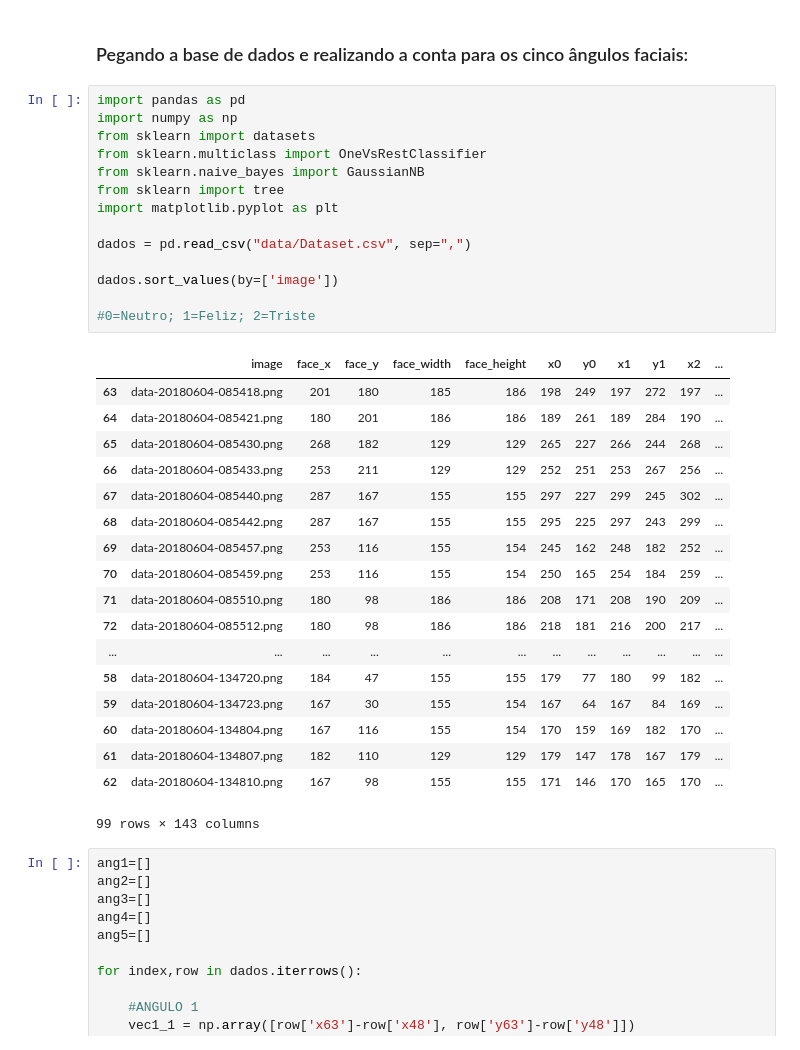
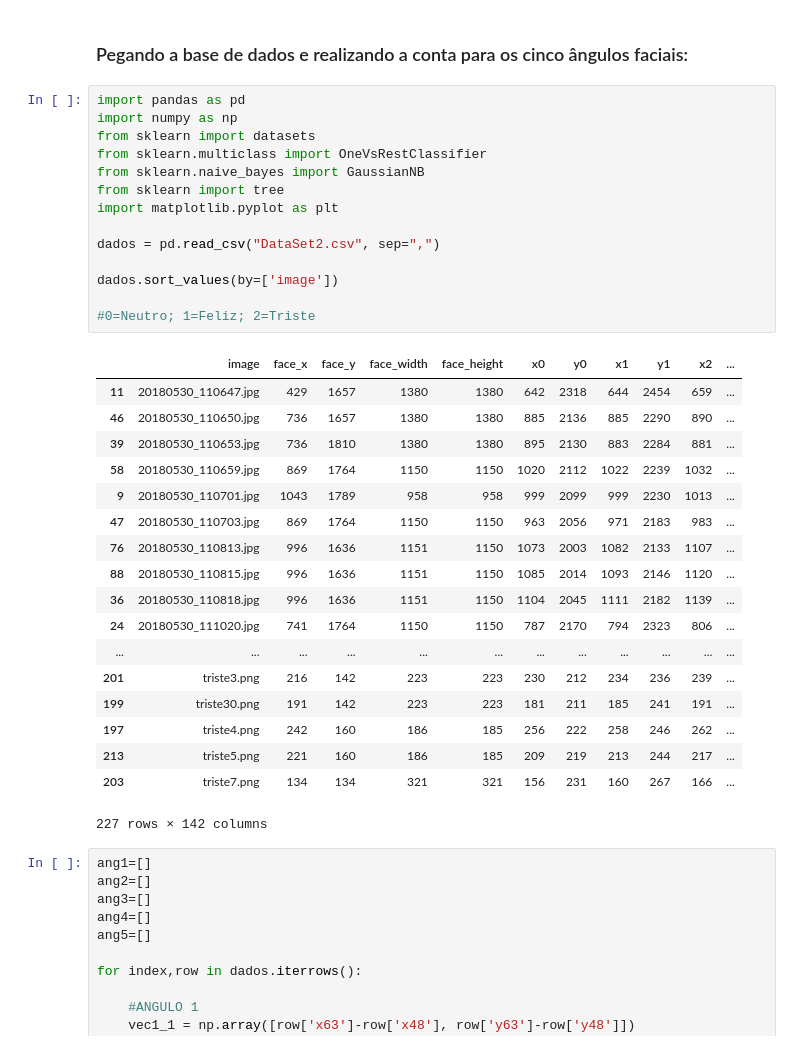
Before and after one commit to WarlenRodrigues/PyMotions, a Jupyter notebook: PyMotions.ipynb, the cells around one changed output. Cells and saved outputs as stored; diff of their text form.

Commit message:
Atualizando DataSet

```diff
--- a/PyMotions.ipynb
+++ b/PyMotions.ipynb
@@ -7,36 +7,36 @@
 # %%
 import pandas as pd
 import numpy as np
 from sklearn import datasets
 from sklearn.multiclass import OneVsRestClassifier
 from sklearn.naive_bayes import GaussianNB
 from sklearn import tree
 import matplotlib.pyplot as plt
 
-dados = pd.read_csv("data/Dataset.csv", sep=",")
+dados = pd.read_csv("DataSet2.csv", sep=",")
 
 dados.sort_values(by=['image'])
 
 #0=Neutro; 1=Feliz; 2=Triste
 # %% [output]
 |  | image | face_x | face_y | face_width | face_height | x0 | y0 | x1 | y1 | x2 | ... |
-| 63 | data-20180604-085418.png | 201 | 180 | 185 | 186 | 198 | 249 | 197 | 272 | 197 | ... |
-| 64 | data-20180604-085421.png | 180 | 201 | 186 | 186 | 189 | 261 | 189 | 284 | 190 | ... |
-| 65 | data-20180604-085430.png | 268 | 182 | 129 | 129 | 265 | 227 | 266 | 244 | 268 | ... |
-| 66 | data-20180604-085433.png | 253 | 211 | 129 | 129 | 252 | 251 | 253 | 267 | 256 | ... |
-| 67 | data-20180604-085440.png | 287 | 167 | 155 | 155 | 297 | 227 | 299 | 245 | 302 | ... |
-| 68 | data-20180604-085442.png | 287 | 167 | 155 | 155 | 295 | 225 | 297 | 243 | 299 | ... |
-| 69 | data-20180604-085457.png | 253 | 116 | 155 | 154 | 245 | 162 | 248 | 182 | 252 | ... |
-| 70 | data-20180604-085459.png | 253 | 116 | 155 | 154 | 250 | 165 | 254 | 184 | 259 | ... |
-| 71 | data-20180604-085510.png | 180 | 98 | 186 | 186 | 208 | 171 | 208 | 190 | 209 | ... |
-| 72 | data-20180604-085512.png | 180 | 98 | 186 | 186 | 218 | 181 | 216 | 200 | 217 | ... |
+| 11 | 20180530_110647.jpg | 429 | 1657 | 1380 | 1380 | 642 | 2318 | 644 | 2454 | 659 | ... |
+| 46 | 20180530_110650.jpg | 736 | 1657 | 1380 | 1380 | 885 | 2136 | 885 | 2290 | 890 | ... |
+| 39 | 20180530_110653.jpg | 736 | 1810 | 1380 | 1380 | 895 | 2130 | 883 | 2284 | 881 | ... |
+| 58 | 20180530_110659.jpg | 869 | 1764 | 1150 | 1150 | 1020 | 2112 | 1022 | 2239 | 1032 | ... |
+| 9 | 20180530_110701.jpg | 1043 | 1789 | 958 | 958 | 999 | 2099 | 999 | 2230 | 1013 | ... |
+| 47 | 20180530_110703.jpg | 869 | 1764 | 1150 | 1150 | 963 | 2056 | 971 | 2183 | 983 | ... |
+| 76 | 20180530_110813.jpg | 996 | 1636 | 1151 | 1150 | 1073 | 2003 | 1082 | 2133 | 1107 | ... |
+| 88 | 20180530_110815.jpg | 996 | 1636 | 1151 | 1150 | 1085 | 2014 | 1093 | 2146 | 1120 | ... |
+| 36 | 20180530_110818.jpg | 996 | 1636 | 1151 | 1150 | 1104 | 2045 | 1111 | 2182 | 1139 | ... |
+| 24 | 20180530_111020.jpg | 741 | 1764 | 1150 | 1150 | 787 | 2170 | 794 | 2323 | 806 | ... |
 | ... | ... | ... | ... | ... | ... | ... | ... | ... | ... | ... | ... |
-| 58 | data-20180604-134720.png | 184 | 47 | 155 | 155 | 179 | 77 | 180 | 99 | 182 | ... |
-| 59 | data-20180604-134723.png | 167 | 30 | 155 | 154 | 167 | 64 | 167 | 84 | 169 | ... |
-| 60 | data-20180604-134804.png | 167 | 116 | 155 | 154 | 170 | 159 | 169 | 182 | 170 | ... |
-| 61 | data-20180604-134807.png | 182 | 110 | 129 | 129 | 179 | 147 | 178 | 167 | 179 | ... |
-| 62 | data-20180604-134810.png | 167 | 98 | 155 | 155 | 171 | 146 | 170 | 165 | 170 | ... |
+| 201 | triste3.png | 216 | 142 | 223 | 223 | 230 | 212 | 234 | 236 | 239 | ... |
+| 199 | triste30.png | 191 | 142 | 223 | 223 | 181 | 211 | 185 | 241 | 191 | ... |
+| 197 | triste4.png | 242 | 160 | 186 | 185 | 256 | 222 | 258 | 246 | 262 | ... |
+| 213 | triste5.png | 221 | 160 | 186 | 185 | 209 | 219 | 213 | 244 | 217 | ... |
+| 203 | triste7.png | 134 | 134 | 321 | 321 | 156 | 231 | 160 | 267 | 166 | ... |
-99 rows × 143 columns
+227 rows × 142 columns
 # %%
 ang1=[]
 ang2=[]
```
Also changed, not shown: parts of 8 cells of this notebook, 5 other files.
